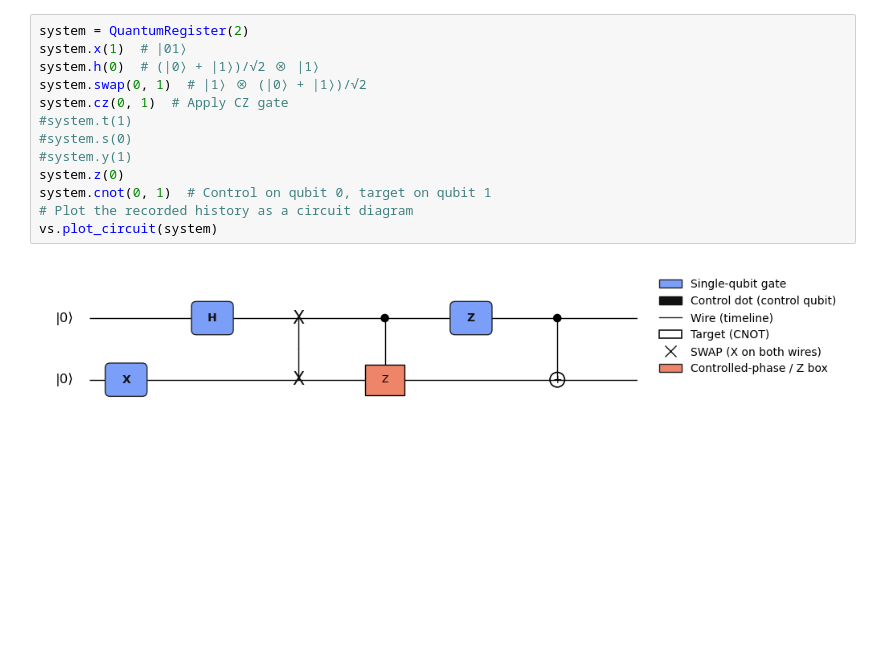
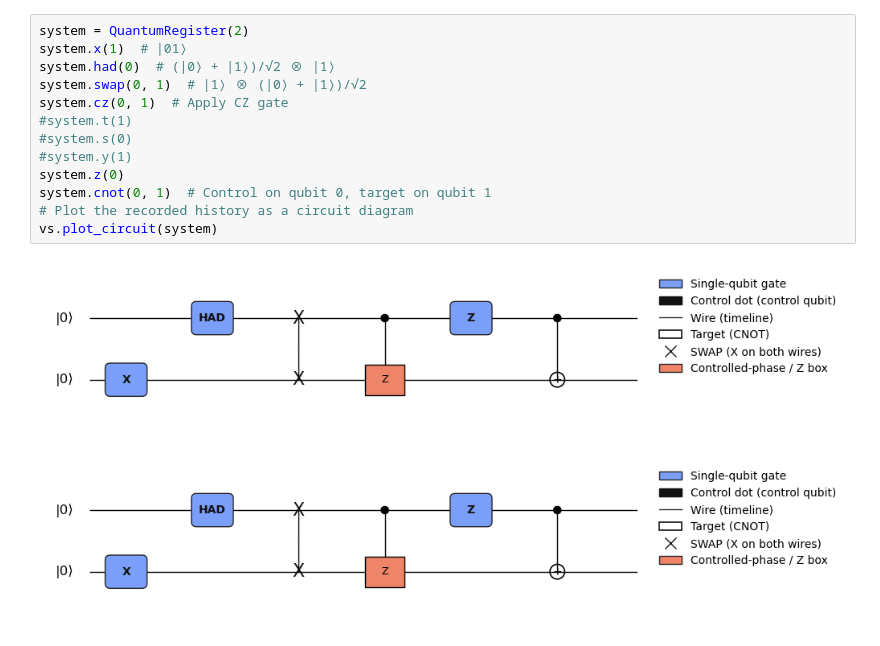
Before and after one commit to QC2-python-SE/cubeit, a Jupyter notebook: src/Daanish_test.ipynb, the cells around one changed output. Saved outputs shown, nothing was run; the diff lists cells and outputs as text; blank space fills up the shorter version.

```diff
--- a/src/Daanish_test.ipynb
+++ b/src/Daanish_test.ipynb
@@ -34,15 +51,16 @@ vs.plot_circuit(system)
 # %%
 system = QuantumRegister(2)
 system.x(1)  # |01⟩
-system.h(0)  # (|0⟩ + |1⟩)/√2 ⊗ |1⟩
+system.had(0)  # (|0⟩ + |1⟩)/√2 ⊗ |1⟩
 system.swap(0, 1)  # |1⟩ ⊗ (|0⟩ + |1⟩)/√2
 system.cz(0, 1)  # Apply CZ gate
 #system.t(1)
 #system.s(0)
 #system.y(1)
 system.z(0)
 system.cnot(0, 1)  # Control on qubit 0, target on qubit 1
 # Plot the recorded history as a circuit diagram
 vs.plot_circuit(system)
 # %% [output]
-[figure, old version]
+[figure, new version]
+[figure, added]
```
Also changed, not shown: parts of 6 cells of this notebook, 7 other files.
